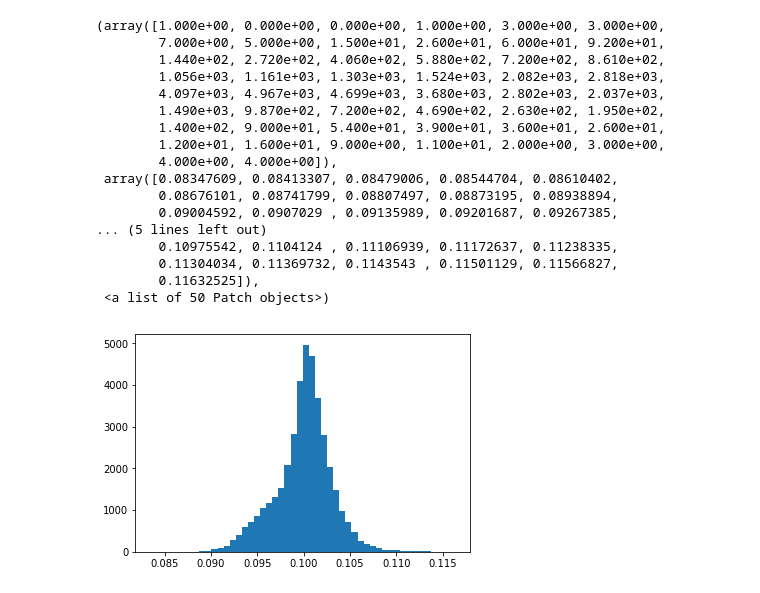
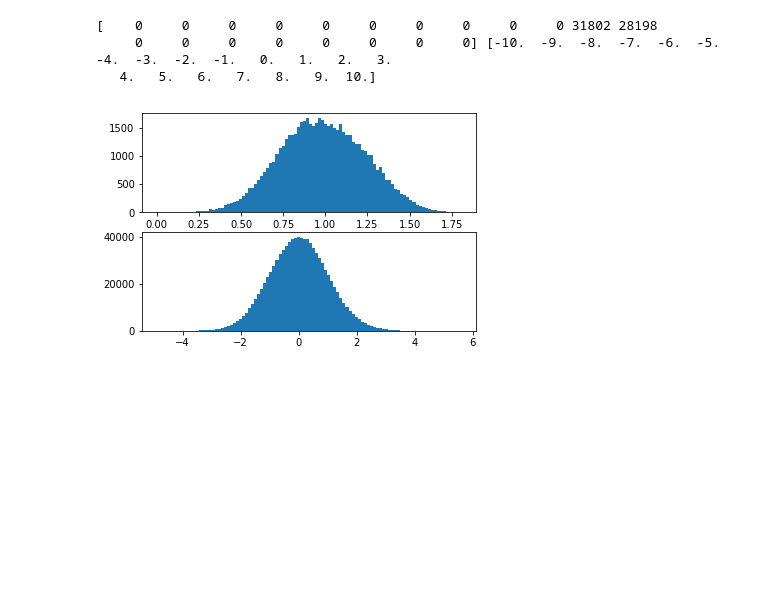
Before and after one commit to cwood1967/DeepLearning, a Jupyter notebook: autoencoder/Adversarial/mess_with_loading-mnist.ipynb, the cells around one changed output. Saved outputs shown, nothing was run; the diff lists cells and outputs as text; code cells hidden in the pictures; blank space fills up the shorter version.

```diff
--- a/autoencoder/Adversarial/mess_with_loading-mnist.ipynb
+++ b/autoencoder/Adversarial/mess_with_loading-mnist.ipynb
@@ -126,21 +129,0 @@ for ie, i in enumerate(ni):
-# %%
-plt.hist(np.reshape(res, (-1)), bins=50)
-# %% [output]
-(array([1.000e+00, 0.000e+00, 0.000e+00, 1.000e+00, 3.000e+00, 3.000e+00,
-        7.000e+00, 5.000e+00, 1.500e+01, 2.600e+01, 6.000e+01, 9.200e+01,
-        1.440e+02, 2.720e+02, 4.060e+02, 5.880e+02, 7.200e+02, 8.610e+02,
-        1.056e+03, 1.161e+03, 1.303e+03, 1.524e+03, 2.082e+03, 2.818e+03,
-        4.097e+03, 4.967e+03, 4.699e+03, 3.680e+03, 2.802e+03, 2.037e+03,
-        1.490e+03, 9.870e+02, 7.200e+02, 4.690e+02, 2.630e+02, 1.950e+02,
-        1.400e+02, 9.000e+01, 5.400e+01, 3.900e+01, 3.600e+01, 2.600e+01,
-        1.200e+01, 1.600e+01, 9.000e+00, 1.100e+01, 2.000e+00, 3.000e+00,
-        4.000e+00, 4.000e+00]),
- array([0.08347609, 0.08413307, 0.08479006, 0.08544704, 0.08610402,
-        0.08676101, 0.08741799, 0.08807497, 0.08873195, 0.08938894,
-        0.09004592, 0.0907029 , 0.09135989, 0.09201687, 0.09267385,
-... (5 lines left out)
-        0.10975542, 0.1104124 , 0.11106939, 0.11172637, 0.11238335,
-        0.11304034, 0.11369732, 0.1143543 , 0.11501129, 0.11566827,
-        0.11632525]),
- <a list of 50 Patch objects>)
-[figure, removed]
@@ -149,0 +130,20 @@ tsne = TSNE(2, 30).fit_transform(z)
+# %%
+from scipy.spatial.distance import cdist
+
+pz = np.expand_dims(1*z[0],0)
+
+pzdc = rl.decoder.eval({rl.encoder:pz}, session=rl.sess)
+pzcd = cdist(z, pz, 'correlation')
+zasort = np.argsort(pzcd, axis=0)
+
+plt.subplot(2,1,1)
+hz, hzx = np.histogram(pzcd, bins=20,range=(-10,10))
+print(hz, hzx)
+plt.hist(pzcd, bins=100)
+plt.subplot(2,1,2)
+_ = plt.hist(np.reshape(z, (-1)), bins=100)
+# %% [output]
+[    0     0     0     0     0     0     0     0     0     0 31802 28198
+     0     0     0     0     0     0     0     0] [-10.  -9.  -8.  -7.  -6.  -5.  -4.  -3.  -2.  -1.   0.   1.   2.   3.
+   4.   5.   6.   7.   8.   9.  10.]
+[figure, added]
```
Also changed, not shown: parts of 14 cells of this notebook, 5 other files.
